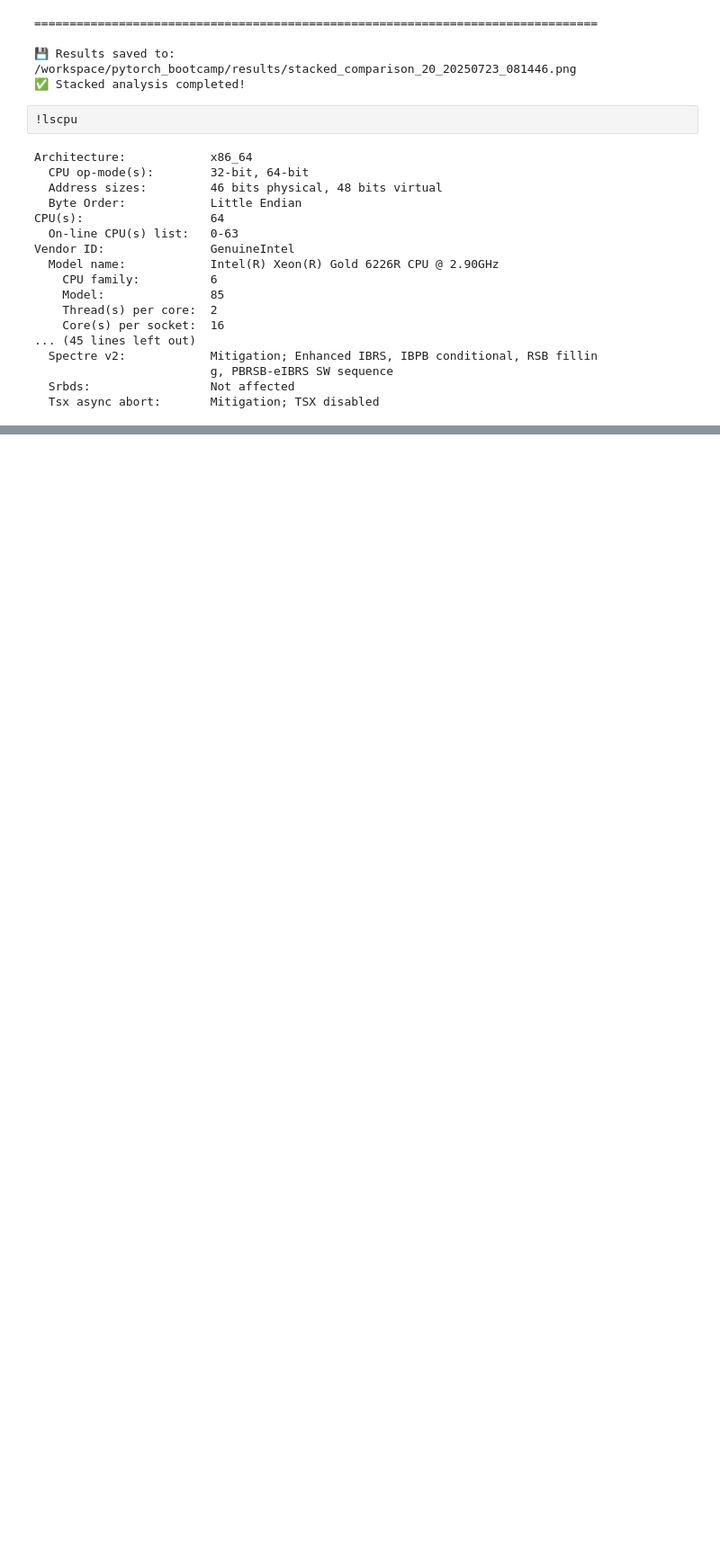
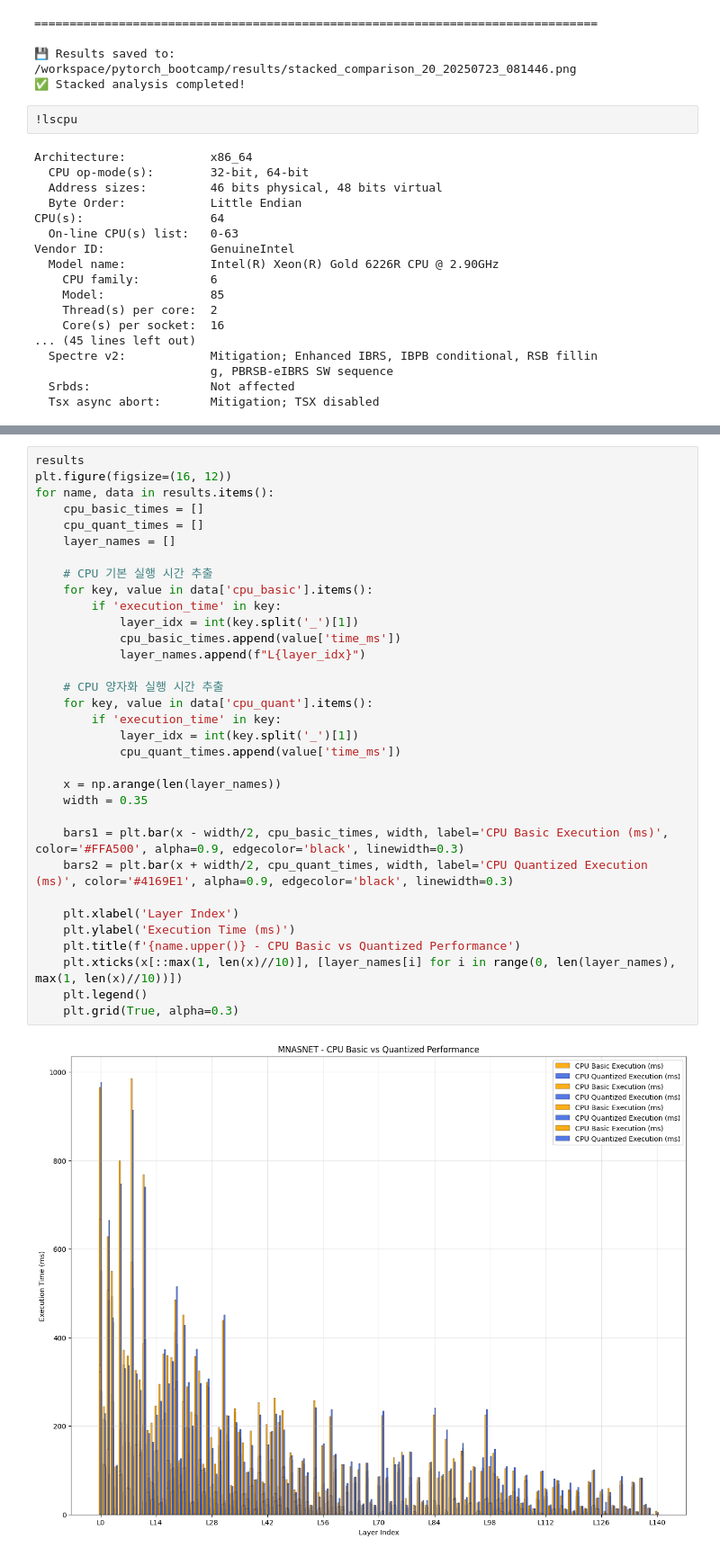
Before and after one commit to monkcat/pytorch_bootcamp, a Jupyter notebook: LaLaRAND.ipynb, the cells around one changed output, grey strips where cells are left out. Shown at 90% size. Drawn from its saved outputs; the diff is of its cells as text; blank space fills up the shorter version.

```diff
--- a/LaLaRAND.ipynb
+++ b/LaLaRAND.ipynb
@@ -526,0 +782,35 @@ Vendor ID:               GenuineIntel
+# %%
+results
+plt.figure(figsize=(16, 12))
+for name, data in results.items():
+    cpu_basic_times = []
+    cpu_quant_times = []
+    layer_names = []
+
+    # CPU 기본 실행 시간 추출
+    for key, value in data['cpu_basic'].items():
+        if 'execution_time' in key:
+            layer_idx = int(key.split('_')[1])
+            cpu_basic_times.append(value['time_ms'])
+            layer_names.append(f"L{layer_idx}")
+
+    # CPU 양자화 실행 시간 추출
+    for key, value in data['cpu_quant'].items():
+        if 'execution_time' in key:
+            layer_idx = int(key.split('_')[1])
+            cpu_quant_times.append(value['time_ms'])
+
+    x = np.arange(len(layer_names))
+    width = 0.35
+
+    bars1 = plt.bar(x - width/2, cpu_basic_times, width, label='CPU Basic Execution (ms)', color='#FFA500', alpha=0.9, edgecolor='black', linewidth=0.3)
+    bars2 = plt.bar(x + width/2, cpu_quant_times, width, label='CPU Quantized Execution (ms)', color='#4169E1', alpha=0.9, edgecolor='black', linewidth=0.3)
+
+    plt.xlabel('Layer Index')
+    plt.ylabel('Execution Time (ms)')
+    plt.title(f'{name.upper()} - CPU Basic vs Quantized Performance')
+    plt.xticks(x[::max(1, len(x)//10)], [layer_names[i] for i in range(0, len(layer_names), max(1, len(x)//10))])
+    plt.legend()
+    plt.grid(True, alpha=0.3)
+# %% [output]
+[figure, added]
```
Also changed, not shown: parts of 8 cells of this notebook, 1 other file.
